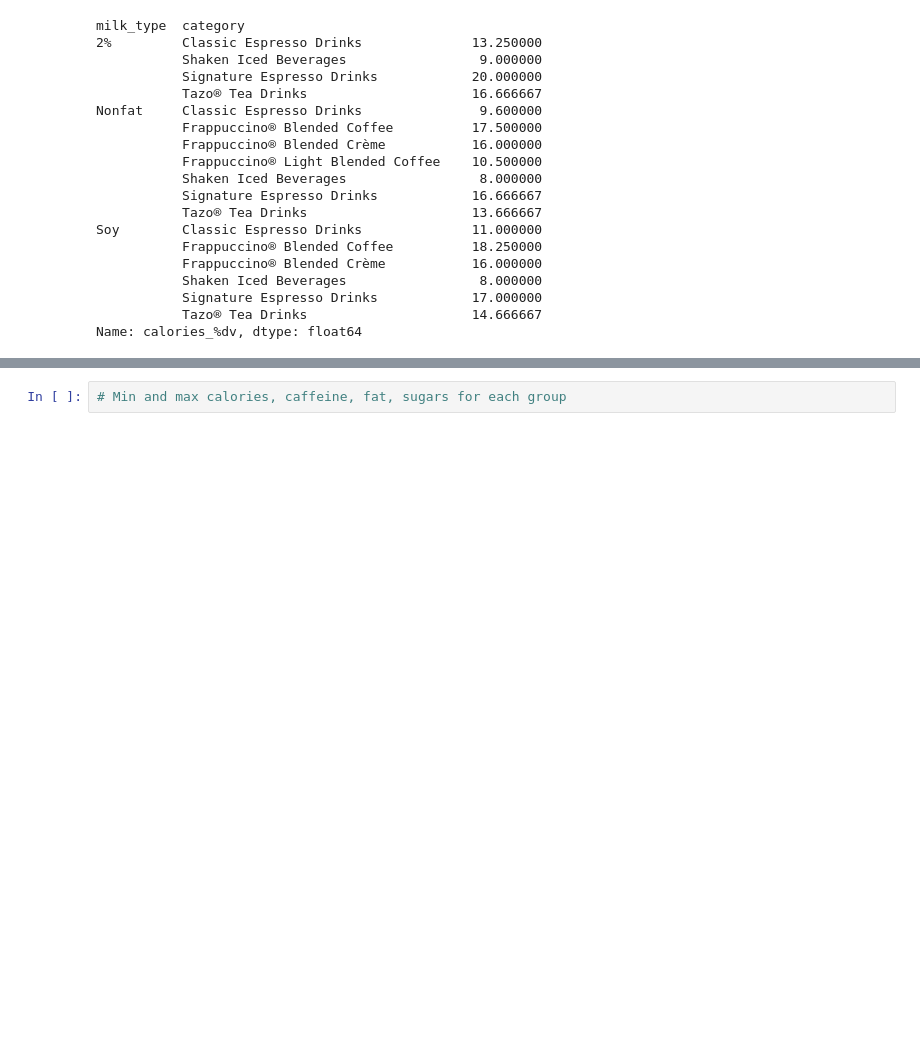
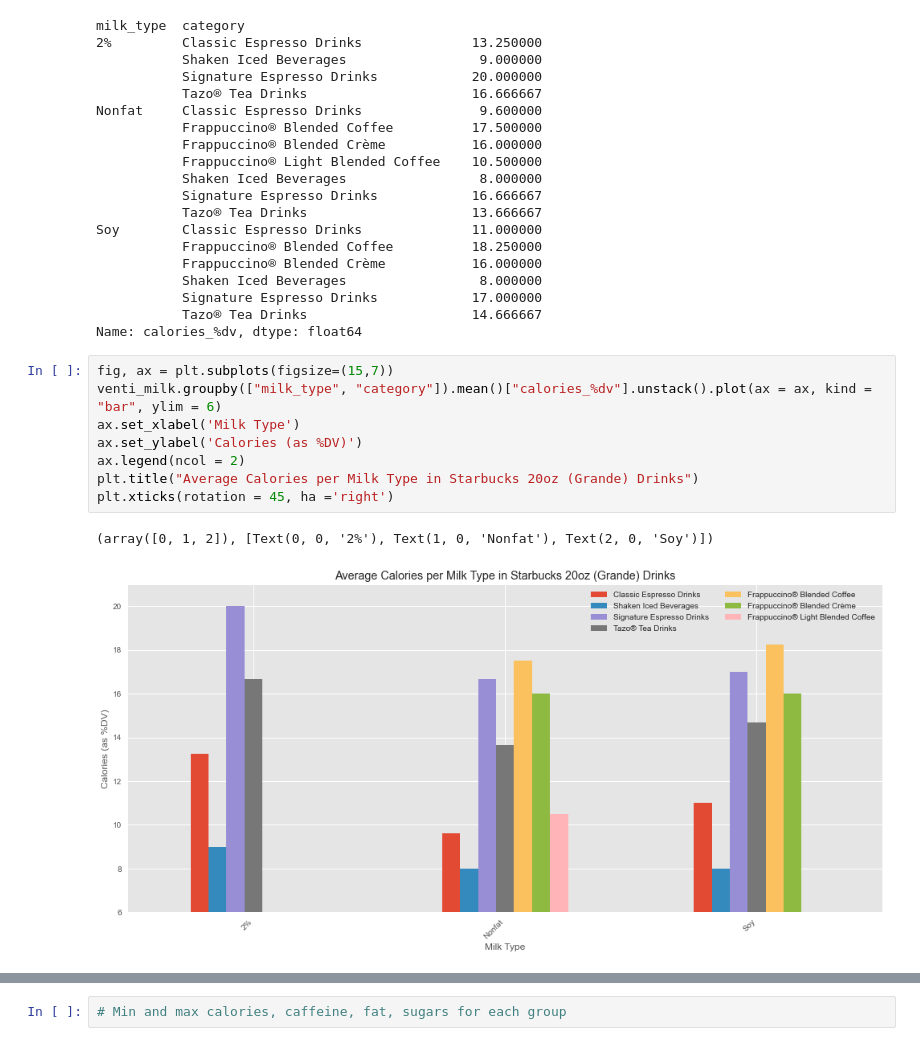
Before and after one commit to Ugi77/projects, a Jupyter notebook: NutritionAnalysisTour/desc_stats_pandas.ipynb, the cells around one changed output, grey strips where cells are left out. Saved outputs shown, nothing was run; the diff lists cells and outputs as text; blank space fills up the shorter version.

Commit message:
add 3rd and 4th graphs to desc_stats_pandas.ipynb file

```diff
--- a/NutritionAnalysisTour/desc_stats_pandas.ipynb
+++ b/NutritionAnalysisTour/desc_stats_pandas.ipynb
@@ -210,3 +185,14 @@ Soy        Classic Espresso Drinks              11.000000
            Signature Espresso Drinks            17.000000
            Tazo® Tea Drinks                     14.666667
 Name: calories_%dv, dtype: float64
+# %%
+fig, ax = plt.subplots(figsize=(15,7))
+venti_milk.groupby(["milk_type", "category"]).mean()["calories_%dv"].unstack().plot(ax = ax, kind = "bar", ylim = 6)
+ax.set_xlabel('Milk Type')
+ax.set_ylabel('Calories (as %DV)')
+ax.legend(ncol = 2)
+plt.title("Average Calories per Milk Type in Starbucks 20oz (Grande) Drinks")
+plt.xticks(rotation = 45, ha ='right')
+# %% [output]
+(array([0, 1, 2]), [Text(0, 0, '2%'), Text(1, 0, 'Nonfat'), Text(2, 0, 'Soy')])
+[figure, added]
```
Also changed, not shown: parts of 7 cells of this notebook.
